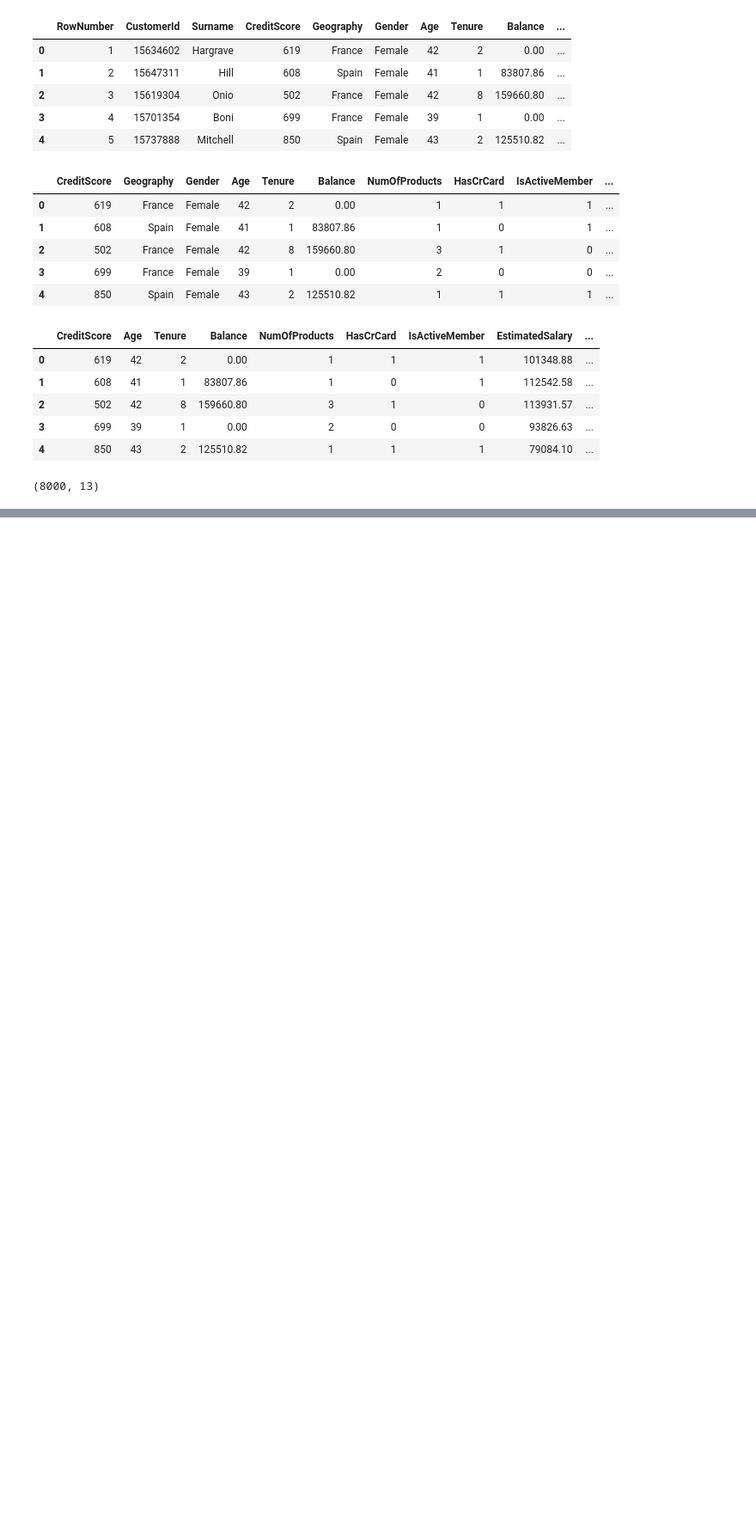
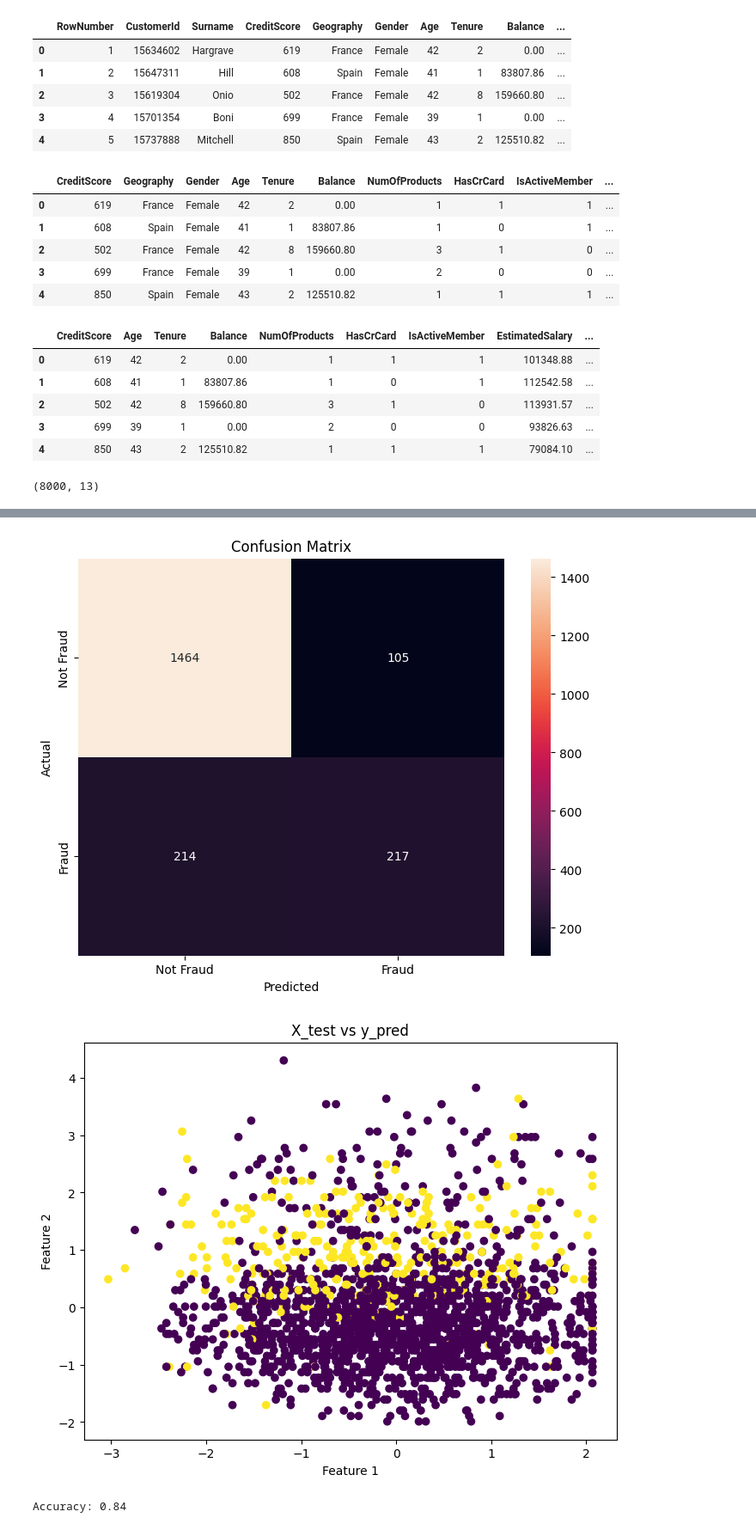
Before and after one commit to RaneemGhalion/ANN_implementation, a Jupyter notebook: ANN_implementation.ipynb, the cells around one changed output, grey strips where cells are left out. Shown at 86% size. Saved outputs shown, nothing was run; the diff lists cells and outputs as text; code cells hidden in the pictures; blank space fills up the shorter version.

```diff
--- a/ANN_implementation.ipynb
+++ b/ANN_implementation.ipynb
@@ -146,0 +184,3 @@ KeyboardInterrupt:
+# %%
+y_pred=classifier.predict(X_test)
+y_pred=(y_pred>=0.5)
@@ -146,0 +189,36 @@ KeyboardInterrupt:
+# %%
+# prompt: import confusion matircs and plot xtest and ypred
+
+from sklearn.metrics import confusion_matrix
+import matplotlib.pyplot as plt
+import seaborn as sns
+
+# Calculate the confusion matrix
+cm = confusion_matrix(y_test, y_pred)
+
+# Plot the confusion matrix
+plt.figure(figsize=(8, 6))
+sns.heatmap(cm, annot=True, fmt="d", xticklabels=["Not Fraud", "Fraud"], yticklabels=["Not Fraud", "Fraud"])
+plt.xlabel("Predicted")
+plt.ylabel("Actual")
+plt.title("Confusion Matrix")
+plt.show()
+
+# Plot the X_test and y_pred
+plt.figure(figsize=(8, 6))
+plt.scatter(X_test[:, 0], X_test[:, 1], c=y_pred, cmap="viridis")
+plt.xlabel("Feature 1")
+plt.ylabel("Feature 2")
+plt.title("X_test vs y_pred")
+plt.show()
+# %% [output]
+[figure, added]
+[figure, added]
+# %%
+# prompt: calculate accuracy score
+
+from sklearn.metrics import accuracy_score
+accuracy = accuracy_score(y_test, y_pred)
+print(f"Accuracy: {accuracy:.2f}")
+# %% [output]
+Accuracy: 0.84
```
Also changed, not shown: parts of 7 cells of this notebook.
